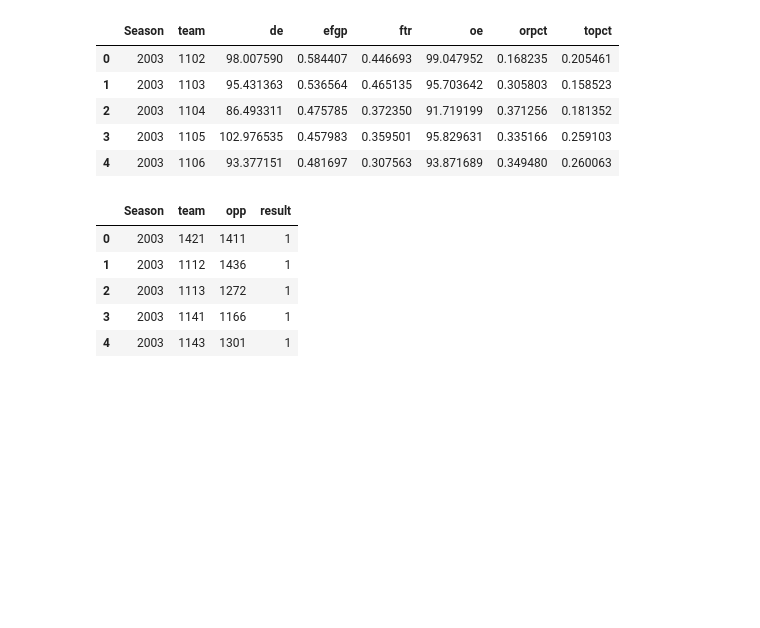
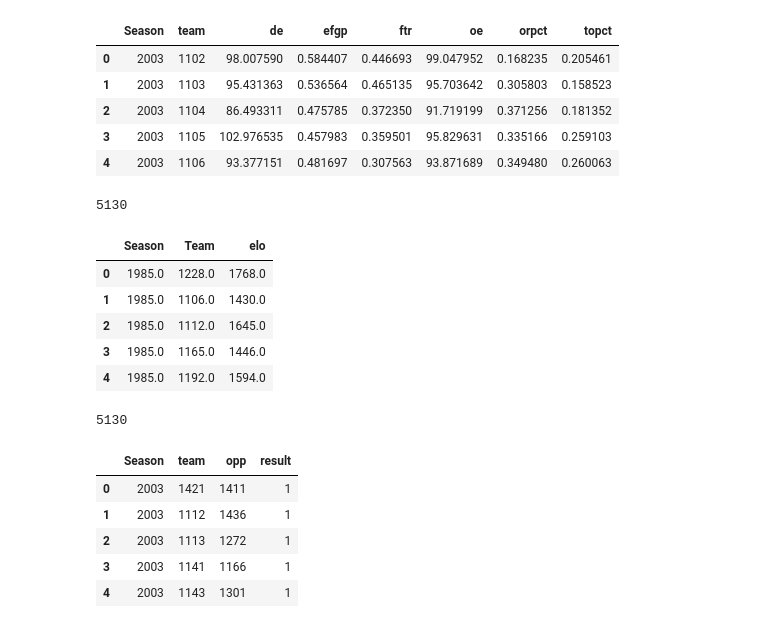
Before and after one commit to slacker298/APM-March-Madness-, a Jupyter notebook: MarchMadnessPredictions_Sid.ipynb, the cells around one changed output. Saved outputs shown, nothing was run; the diff lists cells and outputs as text; code cells hidden in the pictures; blank space fills up the shorter version.

```diff
--- a/MarchMadnessPredictions_Sid.ipynb
+++ b/MarchMadnessPredictions_Sid.ipynb
@@ -83,3 +83,17 @@ teamseason[:5]
 | 2 | 2003 | 1104 | 86.493311 | 0.475785 | 0.372350 | 91.719199 | 0.371256 | 0.181352 |
 | 3 | 2003 | 1105 | 102.976535 | 0.457983 | 0.359501 | 95.829631 | 0.335166 | 0.259103 |
 | 4 | 2003 | 1106 | 93.377151 | 0.481697 | 0.307563 | 93.871689 | 0.349480 | 0.260063 |
+# %%
+len(teamseason)
+# %% [output]
+5130
+# %%
+elo = pd.read_csv("../Downloads/MM/regseason_elo.csv")
+elo.head()
+# %% [output]
+|  | Season | Team | elo |
+| 0 | 1985.0 | 1228.0 | 1768.0 |
+| 1 | 1985.0 | 1106.0 | 1430.0 |
+| 2 | 1985.0 | 1112.0 | 1645.0 |
+| 3 | 1985.0 | 1165.0 | 1446.0 |
+| 4 | 1985.0 | 1192.0 | 1594.0 |
@@ -86 +104,6 @@ teamseason[:5]
+# %%
+teamseason2 = teamseason2[teamseason2['elo']>0]
+len(teamseason2)
+# %% [output]
+5130
 # %%
```
Also changed, not shown: parts of 45 cells of this notebook.
